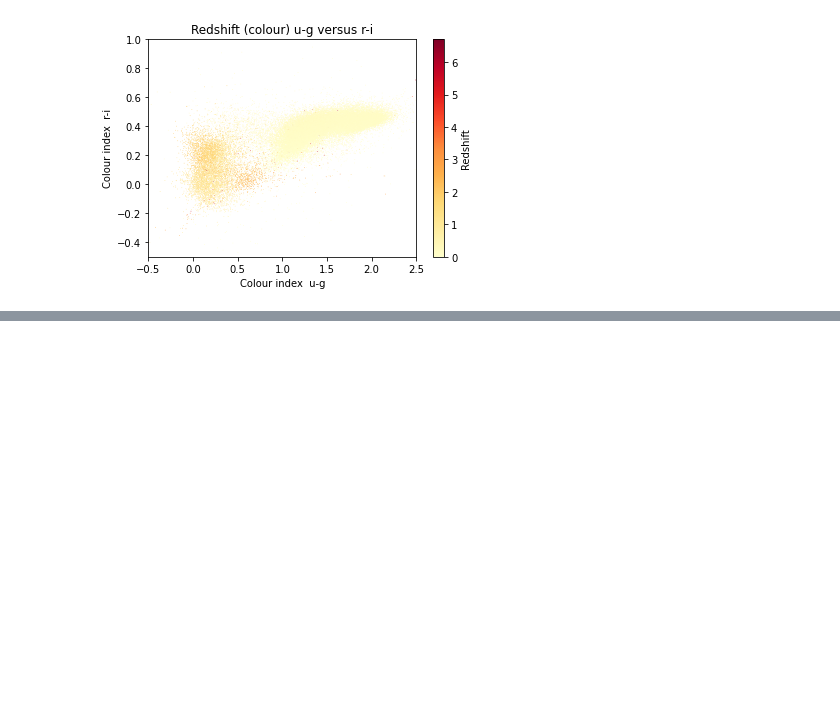
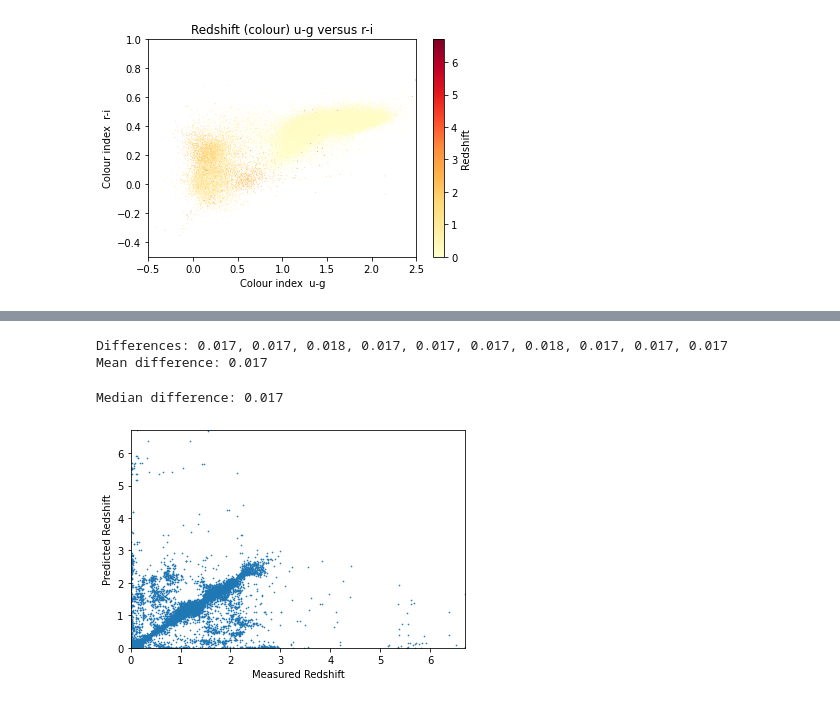
Before and after one commit to shubhamshinde3/Data-Driven-Astronomy, a Jupyter notebook: Data_Driven_Astronomy.ipynb, the cells around one changed output, grey strips where cells are left out. Cells and saved outputs as stored; diff of their text form; code cells hidden in the pictures; blank space fills up the shorter version.

```diff
--- a/Data_Driven_Astronomy.ipynb
+++ b/Data_Driven_Astronomy.ipynb
@@ -92,0 +219,60 @@ plt.show()
+# %%
+# initialize model with a maximum depth of 19
+from sklearn.model_selection import KFold
+dtr = DecisionTreeRegressor(max_depth=19)
+
+  # call your cross validation function
+diff = cross_validate_model(dtr, features, targets, 10)
+
+  # Print the values
+print('Differences: {}'.format(', '.join(['{:.3f}'.format(val) for val in diffs])))
+print('Mean difference: {:.3f}'.format(np.mean(diffs)))
+# %% [output]
+Differences: 0.017, 0.017, 0.018, 0.017, 0.017, 0.017, 0.018, 0.017, 0.017, 0.017
+Mean difference: 0.017
+# %%
+# function to calculate all the median diff
+def cross_validate_predictions(dt_reg, features, targets, k):
+  kf = KFold(n_splits=k, shuffle=True)
+
+  # declare an array for predicted redshifts from each iteration
+  all_predictions = np.zeros_like(targets)
+
+  for train_indices, test_indices in kf.split(features):
+    # split the data into training and testing
+    train_features = features[train_indices]
+    test_features = features[test_indices]
+    train_targets = targets[train_indices]
+    # fit the model for the current set
+    dt_reg.fit(train_features, train_targets)
+
+    # predict using the model
+    predictions = dt_reg.predict(test_features)
+
+    # put the predicted values in the all_predictions array defined above
+    all_predictions[test_indices] = predictions
+
+  # return the predictions
+  return all_predictions
+# %%
+
+  # initialize model
+dtr = DecisionTreeRegressor(max_depth=19)
+
+  # call your cross validation function
+predictions = cross_validate_predictions(dtr, features, targets, 10)
+  # calculate and print the rmsd as a sanity check
+diffs = median_diff(predictions, targets)
+print('Median difference: {:.3f}'.format(diffs))
+# %% [output]
+Median difference: 0.017
+# %%
+ # plot the results to see how well our model looks
+plt.scatter(targets, predictions, s=0.4)
+plt.xlim((0, targets.max()))
+plt.ylim((0, predictions.max()))
+plt.xlabel('Measured Redshift')
+plt.ylabel('Predicted Redshift')
+plt.show()
+# %% [output]
+[figure, added]
```
Also changed, not shown: parts of 17 cells of this notebook.
